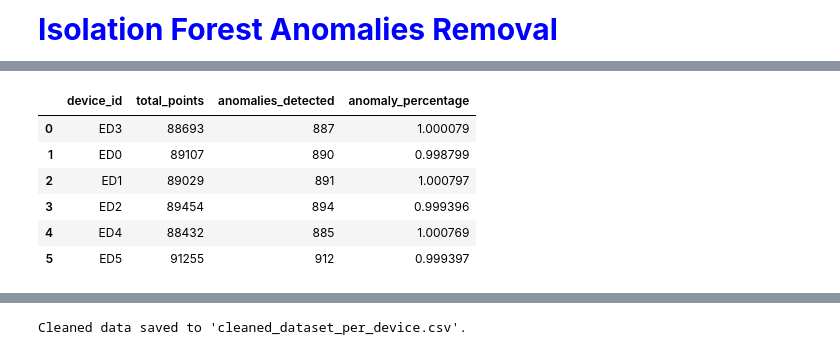
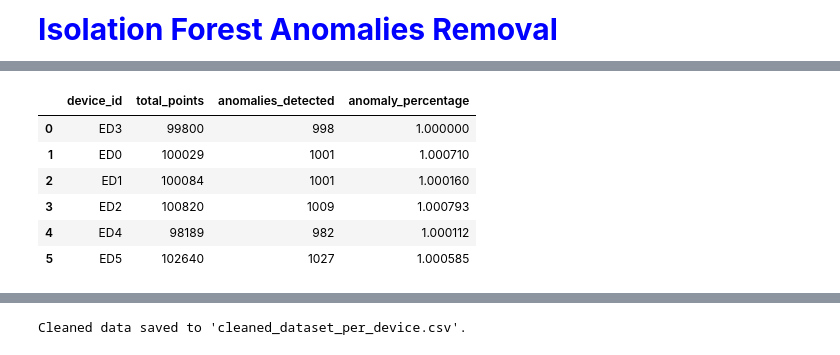
Before and after one commit to nahshonmokua/LoRaWAN-Indoor-Path-Loss-Modelling-with-MultiWall-Environment-Factors, a Jupyter notebook: Anomalies Removal.ipynb, the cells around one changed output, grey strips where cells are left out. Cells and saved outputs as stored; diff of their text form; code cells hidden in the pictures.

```diff
--- a/Anomalies Removal.ipynb
+++ b/Anomalies Removal.ipynb
@@ -109,38 +285,47 @@ Total rows after cleaning: 535970 (99.93%)
 # %%
-# Anomaly Detection Per Device
+# Parameters
+contamination_level = 0.01  # Adjust as needed
+window_size = 3  # Rolling window length for feature engineering
 
-# Set desired contamination level
-contamination_level = 0.01  # 1% of data points considered anomalies
+# Features used for anomaly detection
+features = ['co2', 'humidity', 'pm25', 'pressure', 'temperature', 'rssi', 'snr']
 
-# Initialize lists to store statistics
-device_stats = []
-
-# Anomaly Detection Function with Selected Features
 def detect_anomalies_per_device(device_data, contamination=contamination_level):
     # Sort by 'time' to maintain chronological order
     device_data = device_data.sort_values('time').reset_index(drop=True)
-
-    # Feature Selection - Use only the selected sensor data
-    features = ['co2', 'humidity', 'pm25', 'pressure', 'temperature', 'rssi', 'snr']
 
     # Ensure all features are numeric
     for col in features:
         device_data[col] = pd.to_numeric(device_data[col], errors='coerce')
 
-    # Drop any remaining rows with NaN values in features
+    # Drop rows with NaN in base features
     device_data.dropna(subset=features, inplace=True)
-
-    # Check if there's enough data to proceed
     if device_data.shape[0] < 1:
         print("Not enough data to process for this device.")
         return pd.DataFrame(), {}
 
-    # Feature Scaling
-    X = device_data[features]
+    # Temporal Feature Engineering: Rolling means and differences
+    for f in features:
+        # Rolling mean
+        device_data[f + '_mean' + str(window_size)] = device_data[f].rolling(window=window_size, min_periods=1).mean()
+        # First-order difference
+        device_data[f + '_diff'] = device_data[f].diff()
+
+    # After engineering, some rows at the start may have NaN due to diff calculation
+    device_data.dropna(inplace=True)
+    if device_data.shape[0] < 1:
+        print("Not enough data after feature engineering.")
+        return pd.DataFrame(), {}
+
+    # Final feature set (original + engineered)
+    engineered_features = features + [f + '_mean' + str(window_size) for f in features] + [f + '_diff' for f in features]
+    X = device_data[engineered_features]
+
+    # Standard Scaling
     scaler = StandardScaler()
     X_scaled = scaler.fit_transform(X)
 
-    # Initialize Isolation Forest with custom contamination
+    # Isolation Forest
     iso_forest = IsolationForest(
         n_estimators=100,
         max_samples='auto',
@@ -148,8 +333,6 @@ def detect_anomalies_per_device(device_data, contamination=contamination_level):
         random_state=42,
         n_jobs=-1
     )
-
-    # Fit the model
     iso_forest.fit(X_scaled)
 
     # Predict anomalies
@@ -157,7 +340,7 @@ def detect_anomalies_per_device(device_data, contamination=contamination_level):
     device_data['anomaly'] = iso_forest.predict(X_scaled)
     device_data['anomaly_label'] = device_data['anomaly'].map({1: 'Normal', -1: 'Anomaly'})
 
-    # Collect statistics
+    # Statistics
     total_points = len(device_data)
     anomalies_count = (device_data['anomaly'] == -1).sum()
     anomaly_percentage = (anomalies_count / total_points) * 100
@@ -171,7 +354,7 @@ def detect_anomalies_per_device(device_data, contamination=contamination_level):
 
     return device_data, stats
 
-# Apply Function to Each Device
+# Example usage with your dataset
 device_ids = data['device_id'].unique()
 results = []
 device_stats = []
@@ -180,46 +363,31 @@ for device_id in device_ids:
     print(f"Processing data for: {device_id}")
     device_data = data[data['device_id'] == device_id]
 
-    # Skip if device_data is empty
     if device_data.empty:
         print(f"No data for device {device_id}. Skipping.")
         continue
 
     device_analyzed, stats = detect_anomalies_per_device(device_data, contamination=contamination_level)
 
-    # Only append if the result is not empty
     if not device_analyzed.empty:
         results.append(device_analyzed)
         device_stats.append(stats)
     else:
         print(f"No valid data to process for device {device_id}.")
 
-# Combine Results
 if results:
     data_with_anomalies = pd.concat(results, ignore_index=True)
-
-    # Separate anomalies and normal data
     anomalies = data_with_anomalies[data_with_anomalies['anomaly'] == -1]
     cleaned_data = data_with_anomalies[data_with_anomalies['anomaly'] == 1]
 
-    # Create a DataFrame for device statistics
     stats_df = pd.DataFrame(device_stats)
-
-    # Calculate combined statistics for the entire dataset
     total_points_all = stats_df['total_points'].sum()
     anomalies_detected_all = stats_df['anomalies_detected'].sum()
     anomaly_percentage_all = (anomalies_detected_all / total_points_all) * 100
 
-    combined_stats = {
-        'total_points_all': total_points_all,
-        'anomalies_detected_all': anomalies_detected_all,
-        'anomaly_percentage_all': anomaly_percentage_all
-    }
-
-    # Print combined statistics
-    print(f"Total data points processed: {combined_stats['total_points_all']}")
-    print(f"Total anomalies detected: {combined_stats['anomalies_detected_all']}")
-    print(f"Overall anomaly percentage: {combined_stats['anomaly_percentage_all']:.2f}%")
+    print(f"Total data points processed: {total_points_all}")
+    print(f"Total anomalies detected: {anomalies_detected_all}")
+    print(f"Overall anomaly percentage: {anomaly_percentage_all:.2f}%")
 else:
     print("No valid data was processed for any device.")
 
@@ -236,9 +404,9 @@ Total anomalies detected: 5359
 Overall anomaly percentage: 1.00%
 |  | device_id | total_points | anomalies_detected | anomaly_percentage |
-| 0 | ED3 | 88693 | 887 | 1.000079 |
-| 1 | ED0 | 89107 | 890 | 0.998799 |
-| 2 | ED1 | 89029 | 891 | 1.000797 |
-| 3 | ED2 | 89454 | 894 | 0.999396 |
-| 4 | ED4 | 88432 | 885 | 1.000769 |
-| 5 | ED5 | 91255 | 912 | 0.999397 |
+| 0 | ED3 | 99800 | 998 | 1.000000 |
+| 1 | ED0 | 100029 | 1001 | 1.000710 |
+| 2 | ED1 | 100084 | 1001 | 1.000160 |
+| 3 | ED2 | 100820 | 1009 | 1.000793 |
+| 4 | ED4 | 98189 | 982 | 1.000112 |
+| 5 | ED5 | 102640 | 1027 | 1.000585 |
 # %%
```
Also changed, not shown: parts of 12 cells of this notebook, 4 other files.
